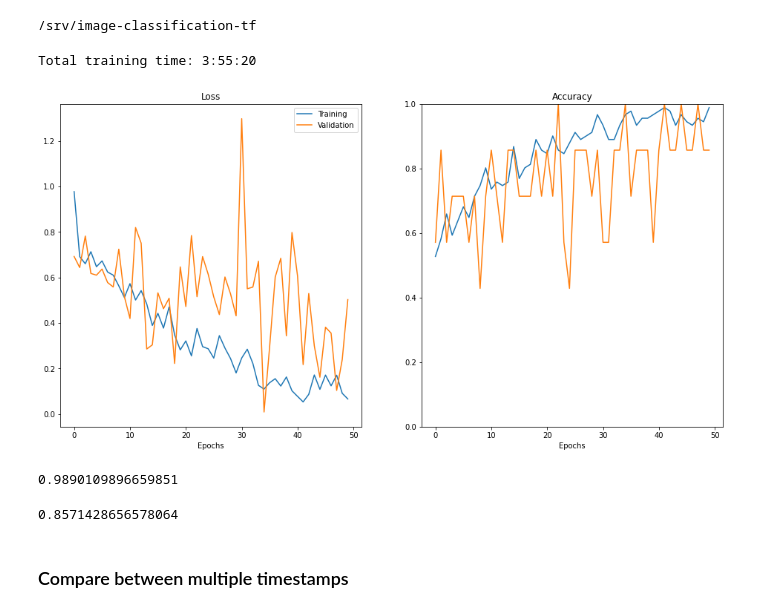
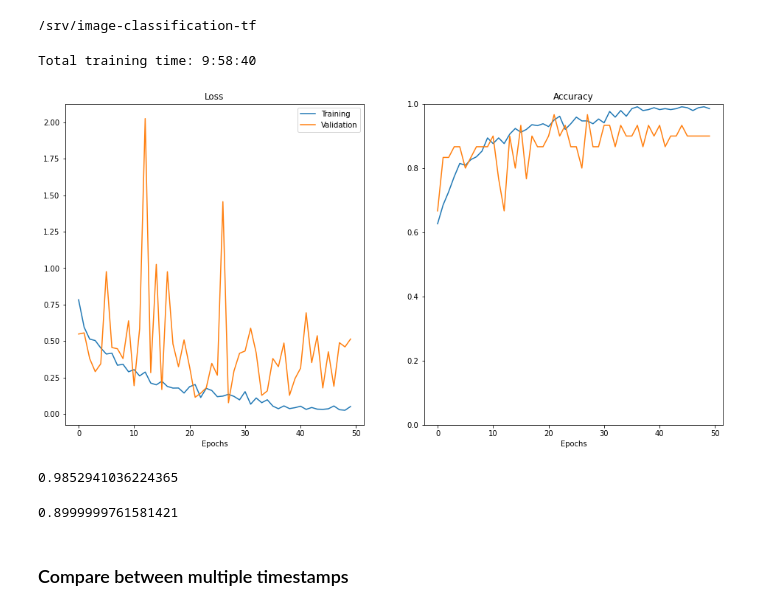
Before and after one commit to MiriamCobo/CoronaryArteries, a Jupyter notebook: notebooks/2.0-Model_training.ipynb, the cells around one changed output. Drawn from its saved outputs; the diff is of its cells as text; code cells hidden in the pictures.

```diff
--- a/notebooks/2.0-Model_training.ipynb
+++ b/notebooks/2.0-Model_training.ipynb
@@ -51,44 +51,44 @@ import os
 import json
 from datetime import timedelta
 
 import matplotlib.pylab as plt
 import numpy as np
 
 from imgclas import paths, plot_utils
 
 # User parameters to set
-TIMESTAMP = '2021-11-10_Tortuosidad4_45_Xception_50ep'       # timestamp of the model
+TIMESTAMP = '2022-03-02_TortSp_Of_50ep'       # timestamp of the model
 
 # Set the timestamp
 paths.timestamp = TIMESTAMP
 
 # Load training statistics
 stats_path = os.path.join(paths.get_stats_dir(), 'stats.json')
 with open(stats_path) as f:
     stats = json.load(f)
 
 # Load training configuration
 conf_path = os.path.join(paths.get_conf_dir(), 'conf.json')
 with open(conf_path) as f:
     conf = json.load(f)
 
 # Plot the trainig plots
 plot_utils.training_plots(conf, stats)
 
 # Print total training time
 tr_time = int(stats['training time (s)'])
 print('Total training time: {}'.format(timedelta(seconds=tr_time)))
 # %% [output]
-Total training time: 3:55:20
+Total training time: 9:58:40
-[figure, old version]
+[figure, new version]
 # %%
 stats['acc'][-1] # accuracy last epoch train
 # %% [output]
-0.9890109896659851
+0.9852941036224365
 # %%
 stats['val_acc'][-1] # acc last epoch val
 # %% [output]
-0.8571428656578064
+0.8999999761581421
 # %% [markdown]
 ### Compare between multiple timestamps
 # %%
```
Also changed, not shown: parts of 1 cell of this notebook, 6 other files.
